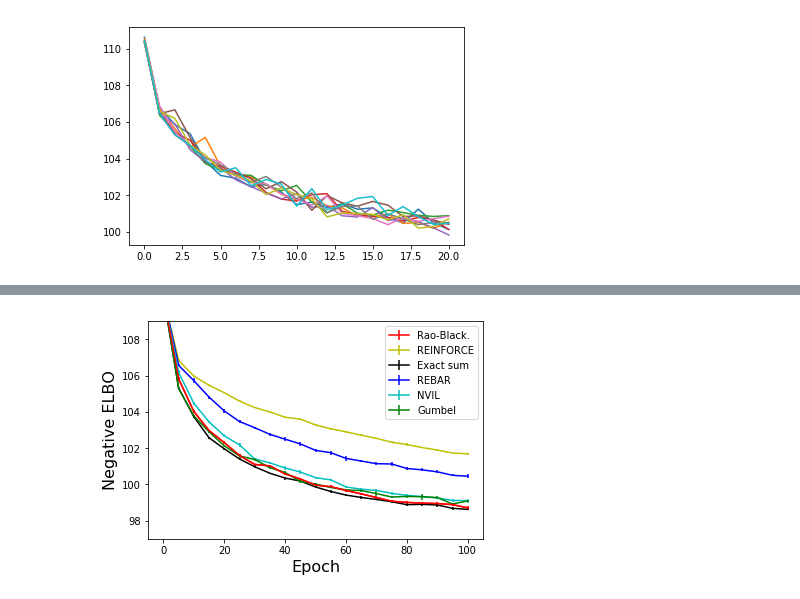
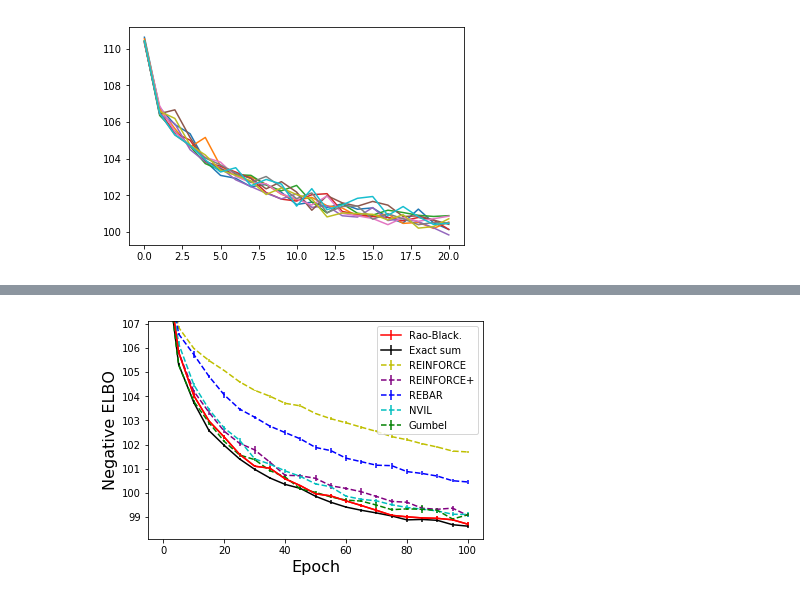
Before and after one commit to Runjing-Liu120/RaoBlackwellizedSGD, a Jupyter notebook: experiments/semisupervised_mnist/elbo_plots2.ipynb, the cells around one changed output, grey strips where cells are left out. Cells and saved outputs as stored; diff of their text form; code cells hidden in the pictures.

```diff
--- a/experiments/semisupervised_mnist/elbo_plots2.ipynb
+++ b/experiments/semisupervised_mnist/elbo_plots2.ipynb
@@ -6,7 +6,7 @@ import matplotlib.pyplot as plt
 # %% [markdown]
 # REINFORCE
 # %%
-def get_test_losses(method, n_trials = 10):
+def get_test_losses(method, path = './mnist_results_saved/', n_trials = 10):
     trial_vec = [str(x) for x in range(1, n_trials + 1)]
 
     plt.plot()
@@ -16,10 +16,10 @@ def get_test_losses(method, n_trials = 10):
     test_accuracy_vec = np.zeros(n_trials)
 
     for trial in trial_vec:
-        test_losses = np.load('./mnist_vae_results/ss_vae_' + method +'_trial' + trial + '_test_losses.npy')
-        test_timing = np.load('./mnist_vae_results/ss_vae_' + method +'_trial' + trial + '_test_timing.npy')
+        test_losses = np.load(path + 'ss_vae_' + method +'_trial' + trial + '_test_losses.npy')
+        test_timing = np.load(path + 'ss_vae_' + method +'_trial' + trial + '_test_timing.npy')
 
-        batch_timings = np.load('./mnist_vae_results/ss_vae_' + method +'_trial' +\
+        batch_timings = np.load(path + 'ss_vae_' + method +'_trial' +\
                                           trial + '_batch_timing.npy')
         if i == 0:
             test_losses_array = np.zeros((n_trials, len(test_losses)))
@@ -31,9 +31,9 @@ def get_test_losses(method, n_trials = 10):
         test_timing_array[i, :] = test_timing
         batch_timing_array[i, :] = batch_timings
 
-        train_accuracy_vec[i] = np.load('./mnist_vae_results/ss_vae_' + method +'_trial' +\
+        train_accuracy_vec[i] = np.load(path + 'ss_vae_'  + method +'_trial' +\
                                           trial + '_train_accuracy.npy')[-1]
-        test_accuracy_vec[i] = np.load('./mnist_vae_results/ss_vae_' + method +'_trial' +\
+        test_accuracy_vec[i] = np.load(path + 'ss_vae_'  + method +'_trial' +\
                                           trial + '_test_accuracy.npy')[-1]
 
         i += 1
@@ -77,0 +80,3 @@ avg sec per epoch: mean = 17.450064977088775, sd = 1.7555304136617869
+# %%
+reinforce_p_test_losses_array, reinforce_p_test_timing_array, test_accuracy_vec, train_accuracy_vec = \
+    get_test_losses(method = 'reinforce_doublebs', path = './mnist_vae_results/', n_trials = 10)
@@ -105,3 +115,6 @@ train accuracy: mean = 0.9371066808700561, se = 0.0026201870825474398
 test accuracy: mean = 0.93744997382164, se = 0.0027181709313600375
 avg sec per epoch: mean = 19.102552245867134, sd = 1.9275717921788067
 [figure]
+# %%
+rebar_test_losses_array, rebar_test_timing_array, _, _ = \
+    get_test_losses(method = 'rebar')
@@ -108,5 +126,4 @@ avg sec per epoch: mean = 19.102552245867134, sd = 1.9275717921788067
 # %%
-
 plt.errorbar(np.arange(21) * 5,
             np.mean(topk_test_losses_array, axis = 0),
             yerr= np.std(topk_test_losses_array, axis = 0) / np.sqrt(10),
@@ -114,51 +131,63 @@ plt.errorbar(np.arange(21) * 5,
             color = 'r')
 
 plt.errorbar(np.arange(21) * 5,
+            np.mean(fully_marg_test_losses_array, axis = 0),
+            yerr= np.std(fully_marg_test_losses_array, axis = 0) / np.sqrt(10),
+            label = 'Exact sum',
+            color = 'k',
+            linestyle = '-')
+
+plt.errorbar(np.arange(21) * 5,
             np.mean(reinforce_test_losses_array, axis = 0),
             yerr= np.std(reinforce_test_losses_array, axis = 0) / np.sqrt(10),
             label = 'REINFORCE',
-            color = 'y')
+            color = 'y',
+            linestyle = '--')
 
 plt.errorbar(np.arange(21) * 5,
-            np.mean(fully_marg_test_losses_array, axis = 0),
-            yerr= np.std(fully_marg_test_losses_array, axis = 0) / np.sqrt(10),
-            label = 'Exact sum',
-            color = 'k')
+            np.mean(reinforce_p_test_losses_array, axis = 0),
+            yerr= np.std(reinforce_p_test_losses_array, axis = 0) / np.sqrt(10),
+            label = 'REINFORCE+',
+            color = 'purple',
+            linestyle = '--')
 
 plt.errorbar(np.arange(21) * 5,
             np.mean(rebar_test_losses_array, axis = 0),
             yerr= np.std(rebar_test_losses_array, axis = 0) / np.sqrt(10),
             label = 'REBAR',
-            color = 'b')
+            color = 'b',
+            linestyle = '--')
 
 plt.errorbar(np.arange(21) * 5,
             np.mean(nvil_test_losses_array, axis = 0),
             yerr= np.std(nvil_test_losses_array, axis = 0) / np.sqrt(10),
             label = 'NVIL',
-            color = 'c')
+            color = 'c',
+            linestyle = '--')
 
 plt.errorbar(np.arange(21) * 5,
             np.mean(gumbel_test_losses_array, axis = 0),
             yerr= np.std(gumbel_test_losses_array, axis = 0) / np.sqrt(10),
             label = 'Gumbel',
-            color = 'g')
+            color = 'g',
+            linestyle = '--')
 
 plt.errorbar(np.arange(21) * 5,
             np.mean(topk_test_losses_array, axis = 0),
             yerr= np.std(topk_test_losses_array, axis = 0) / np.sqrt(10),
             color = 'r')
 
 plt.legend()
 
-plt.ylim((97, 109))
+plt.ylim((98.1, 107.1))
 
 from matplotlib.ticker import StrMethodFormatter
 plt.gca().xaxis.set_major_formatter(StrMethodFormatter('{x:,.0f}')) #  decimal places
 
 
 plt.xlabel('Epoch', fontsize = 16)
 plt.ylabel('Negative ELBO', fontsize = 16)
 
 plt.savefig('../icml_figures/ss_mnist_elbo_path.png')
 # %% [output]
-[figure, old version]
+[figure, new version]
```
Also changed, not shown: parts of 3 cells of this notebook, 9 other files.
